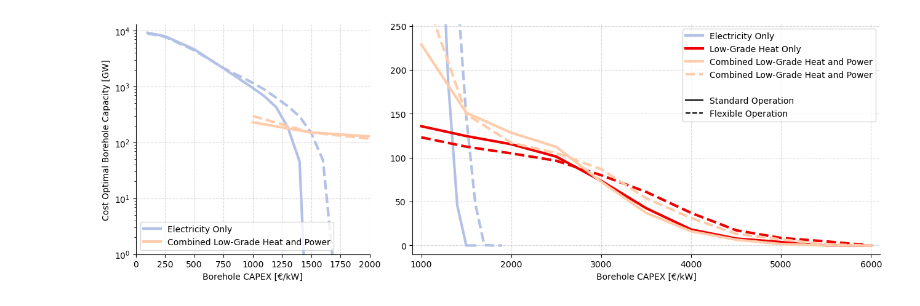
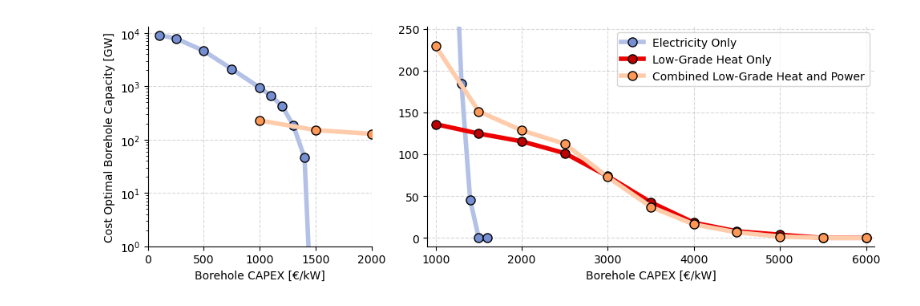
Before and after one commit to LukasFrankenQ/egs_market_integration, a Jupyter notebook: notebooks/new_main_plot.ipynb, the cells around one changed output. Drawn from its saved outputs; the diff is of its cells as text; code cells hidden in the pictures.

```diff
--- a/notebooks/new_main_plot.ipynb
+++ b/notebooks/new_main_plot.ipynb
@@ -28,7 +27,7 @@ def adjust_lightness(color, amount=0.5):
     c = colorsys.rgb_to_hls(*mc.to_rgb(c))
     return colorsys.hls_to_rgb(c[0], max(0, min(1, amount * c[1])), c[2])
 # %%
-mode = "both"
+mode = "static"
 
 assert mode in ["static", "both"]
 
@@ -155,6 +154,30 @@ if mode == "both":
         markerfacecolor=adjust_lightness(colors["chp"], 0.8),
         linestyle="--",
         **line_kwargs)
+    axs[1].plot(
+        elec_flex.index.astype(int),
+        elec_flex.values,
+        color=colors["elec"],
+        # label=labels["elec static"],
+        markerfacecolor=adjust_lightness(colors["elec"], 0.8),
+        linestyle="--",
+        **line_kwargs
+        )
+    axs[1].plot(
+        dh_flex.index.astype(int),
+        dh_flex.values, color=colors["dh"],
+        # label=labels["dh static"],
+        markerfacecolor=adjust_lightness(colors["dh"], 0.8),
+        linestyle="--",
+        **line_kwargs)
+    axs[1].plot(
+        chp_flex.index.astype(int),
+        chp_flex.values,
+        color=colors["chp"],
+        # label=labels["chp static"],
+        markerfacecolor=adjust_lightness(colors["chp"], 0.8),
+        linestyle="--",
+        **line_kwargs)
 
 
 axs[1].plot(
@@ -165,15 +188,6 @@ axs[1].plot(
     markerfacecolor=adjust_lightness(colors["elec"], 0.8),
     **line_kwargs
     )
-axs[1].plot(
-    elec_flex.index.astype(int),
-    elec_flex.values,
-    color=colors["elec"],
-    # label=labels["elec static"],
-    markerfacecolor=adjust_lightness(colors["elec"], 0.8),
-    linestyle="--",
-    **line_kwargs
-    )
 
 # ax.plot(elec_flex.index.astype(int), elec_flex.values, color="orange", linestyle="--", **line_kwargs)
 axs[1].plot(
@@ -181,13 +195,6 @@ axs[1].plot(
     dh_static.values, color=colors["dh"],
     label=labels["dh static"],
     markerfacecolor=adjust_lightness(colors["dh"], 0.8),
-    **line_kwargs)
-axs[1].plot(
-    dh_flex.index.astype(int),
-    dh_flex.values, color=colors["dh"],
-    # label=labels["dh static"],
-    markerfacecolor=adjust_lightness(colors["dh"], 0.8),
-    linestyle="--",
     **line_kwargs)
 
 axs[1].plot(
@@ -197,22 +204,49 @@ axs[1].plot(
     label=labels["chp static"],
     markerfacecolor=adjust_lightness(colors["chp"], 0.8),
     **line_kwargs)
-axs[1].plot(
-    chp_flex.index.astype(int),
-    chp_flex.values,
-    color=colors["chp"],
-    label=labels["chp static"],
-    markerfacecolor=adjust_lightness(colors["chp"], 0.8),
-    linestyle="--",
-    **line_kwargs)
 
 
 # ax.plot(chp_flex.index.astype(int), chp_flex.values, color="k", linestyle="--", **line_kwargs)
 # ax.plot(dh_flex.index.astype(int), dh_flex.values, color="goldenrod", linestyle="--", **line_kwargs)
+handles = axs[1].get_legend_handles_labels()
 
+handles = []
+labels = []
 
+labels.append("Electricity Only")
+handles.append(
+    Line2D(
+        [0], [0], color=colors["elec"],
+        marker="o",
+        markersize=8,
+        linewidth=4,
+        markeredgewidth=1,
+        markeredgecolor="k",
+        markerfacecolor=adjust_lightness(colors["elec"], 0.8),
+        ))
 
-handles = axs[1].get_legend_handles_labels()
+labels.append("Low-Grade Heat Only")
+handles.append(
+    Line2D(
+        [0], [0], color=colors["dh"],
+        marker="o",
+        markersize=8,
+        linewidth=4,
+        markeredgewidth=1,
+        markeredgecolor="k",
+        markerfacecolor=adjust_lightness(colors["dh"], 0.8),
+    ))
+labels.append("Combined Low-Grade Heat and Power")
+handles.append(
+    Line2D(
+        [0], [0], color=colors["chp"],
+        marker="o",
+        markersize=8,
+        linewidth=4,
+        markeredgewidth=1,
+        markeredgecolor="k",
+        markerfacecolor=adjust_lightness(colors["chp"], 0.8),
+    ))
 
 if mode == "both":
     handles = (
@@ -221,33 +255,35 @@ if mode == "both":
         Line2D([0], [0], color='k', lw=1.5, label='Standard Operation'),
         Line2D([0], [0], color='k', lw=1.5, linestyle="--", label='Flexible Operation'),
         ]
     )
 
-axs[1].legend(handles=handles)
-axs[0].legend(loc="lower left")
+axs[1].legend(handles=handles, labels=labels, loc="upper right")
+
+
+# axs[0].legend(loc="lower left")
 
 # ax.set_ylim(-50, 3000)
 axs[1].set_xlim(900, 6102)
 # axs[1].set_ylim(-10, 162)
 axs[1].set_ylim(-10, 252)
 # ax.set_xlim(2900, 9100)
 axs[0].set_ylim(1e-0, 1.3e4)
 axs[0].set_xlim(0, 2000)
 
 axs[0].set_ylabel("Cost Optimal Borehole Capacity [GW]")
 axs[0].set_xlabel("Borehole CAPEX [{}/kW]".format(u"\N{euro sign}"))
 axs[1].set_xlabel("Borehole CAPEX [{}/kW]".format(u"\N{euro sign}"))
 
 for ax in axs:
     ax.grid(linestyle="--", color="grey", alpha=0.3)
     ax.spines["top"].set_visible(False)
     ax.spines["right"].set_visible(False)
 
 plt.tight_layout()
 
 tikzplotlib.save("main_plot.tex")
 plt.savefig("main_plot.pdf")
 
 plt.show()
 # %% [output]
-[figure, old version]
+[figure, new version]
```
Also changed, not shown: parts of 1 cell of this notebook, 5 other files.
